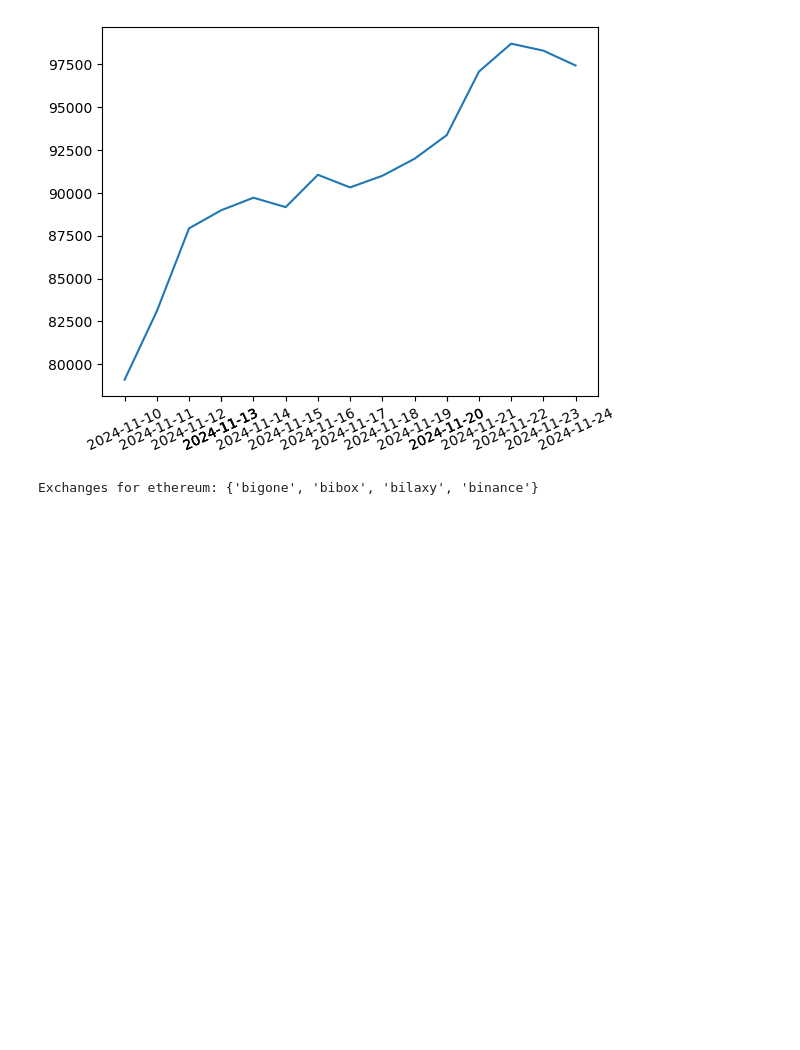
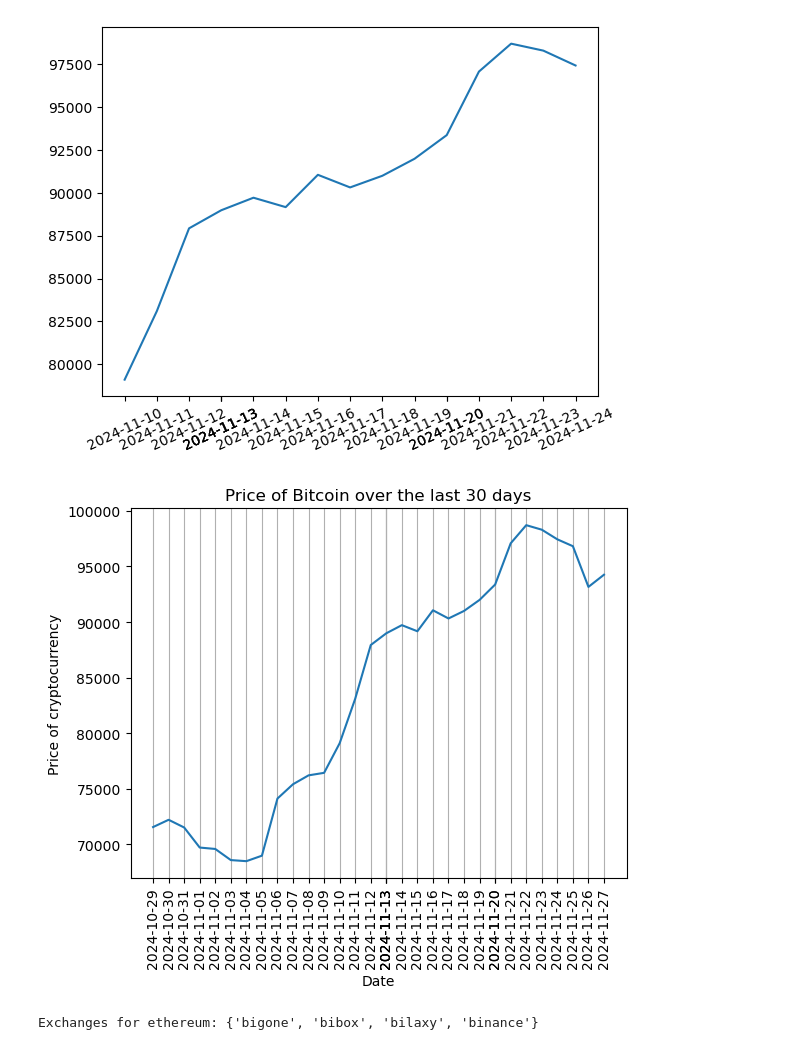
Before and after one commit to Jack4mcc/Crypto-Analysis, a Jupyter notebook: Project3.ipynb, the cells around one changed output. Saved outputs shown, nothing was run; the diff lists cells and outputs as text; code cells hidden in the pictures; blank space fills up the shorter version.

Commit message:
Last updates

```diff
--- a/Project3.ipynb
+++ b/Project3.ipynb
@@ -172,7 +172,7 @@ print(date_counts)
 df_news['news_date'] = pd.to_datetime(df_news['news_date'])
 df_news['date'] = df_news['news_date'].dt.date
 merged_df = pd.merge(
-    crypto_prices_df,
+    crypto_prices_df2,
     df_news[['date', 'title', 'news_date']],
     on='date',
     how='left'
@@ -320,6 +320,18 @@ plt.xticks(rotation = 25)
 plt.show()
 # %% [output]
 [figure]
+# %%
+import matplotlib.pyplot as plt
+plt.plot(merged_df["date"], merged_df["priceUsd"])
+plt.ylabel("Price of cryptocurrency")
+plt.xlabel("Date")
+plt.title("Price of Bitcoin over the last 30 days")
+plt.xticks(merged_df["date"])
+plt.xticks(rotation = 90)
+plt.grid(axis="x")
+plt.show()
+# %% [output]
+[figure, added]
 # %%
 import requests
 
```
Also changed, not shown: parts of 2 cells of this notebook.
